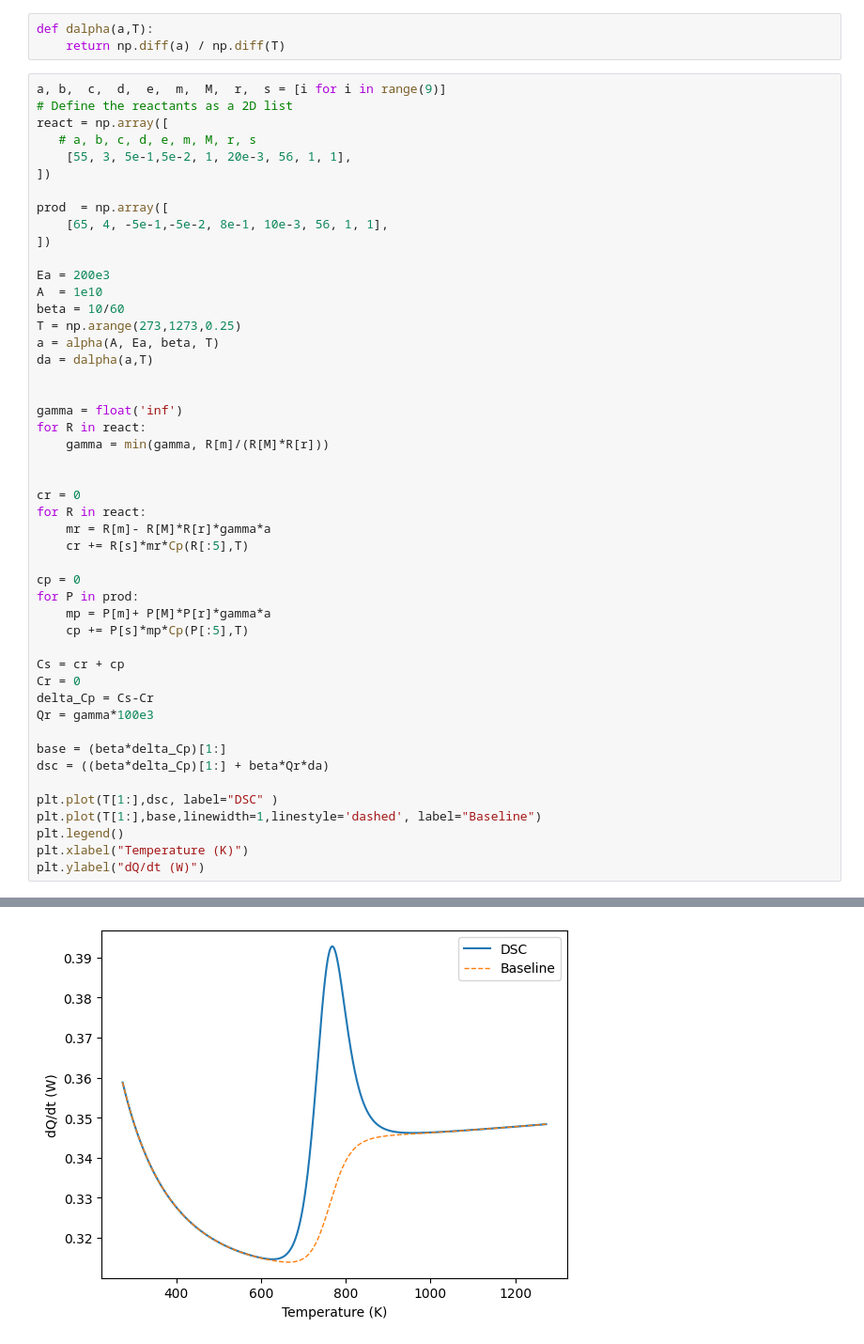
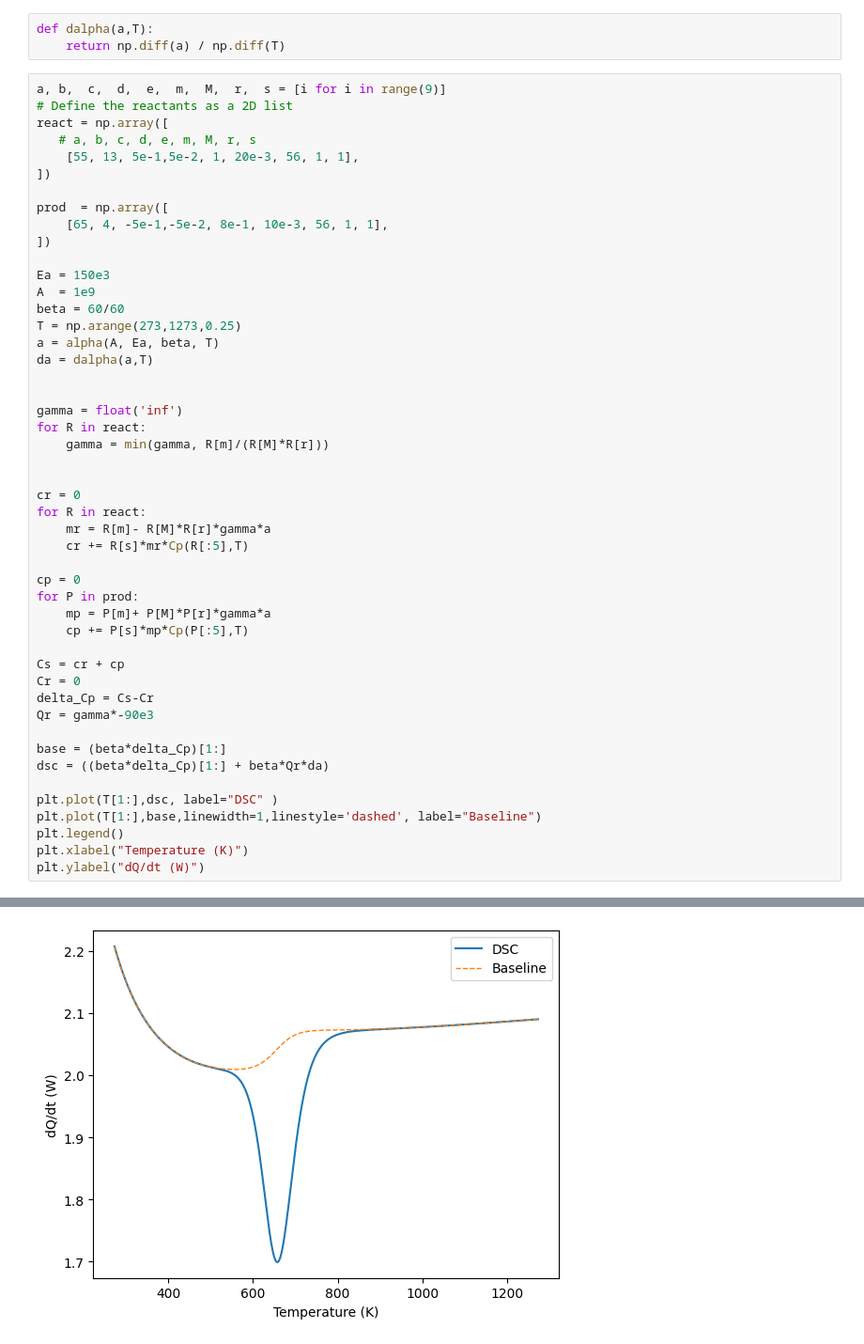
Before and after one commit to tanuj-chamil/pr2, a Jupyter notebook: main.ipynb, the cells around one changed output, grey strips where cells are left out. Shown at 94% size. Drawn from its saved outputs; the diff is of its cells as text.

Commit message:
added dsc figures

```diff
--- a/main.ipynb
+++ b/main.ipynb
@@ -206,16 +209,16 @@ a, b,  c,  d,  e,  m,  M,  r,  s = [i for i in range(9)]
 # Define the reactants as a 2D list
 react = np.array([
    # a, b, c, d, e, m, M, r, s
-    [55, 3, 5e-1,5e-2, 1, 20e-3, 56, 1, 1],
+    [55, 13, 5e-1,5e-2, 1, 20e-3, 56, 1, 1],
 ])
 
 prod  = np.array([
     [65, 4, -5e-1,-5e-2, 8e-1, 10e-3, 56, 1, 1],
 ])
 
-Ea = 200e3
-A  = 1e10
-beta = 10/60
+Ea = 150e3
+A  = 1e9
+beta = 60/60
 T = np.arange(273,1273,0.25)
 a = alpha(A, Ea, beta, T)
 da = dalpha(a,T)
@@ -223,32 +226,32 @@ da = dalpha(a,T)
 
 gamma = float('inf')
 for R in react:
     gamma = min(gamma, R[m]/(R[M]*R[r]))
 
 
 cr = 0
 for R in react:
     mr = R[m]- R[M]*R[r]*gamma*a
     cr += R[s]*mr*Cp(R[:5],T)
 
 cp = 0
 for P in prod:
     mp = P[m]+ P[M]*P[r]*gamma*a
     cp += P[s]*mp*Cp(P[:5],T)
 
 Cs = cr + cp
 Cr = 0
 delta_Cp = Cs-Cr
-Qr = gamma*100e3
+Qr = gamma*-90e3
 
 base = (beta*delta_Cp)[1:]
 dsc = ((beta*delta_Cp)[1:] + beta*Qr*da)
 
 plt.plot(T[1:],dsc, label="DSC" )
 plt.plot(T[1:],base,linewidth=1,linestyle='dashed', label="Baseline")
 plt.legend()
 plt.xlabel("Temperature (K)")
 plt.ylabel("dQ/dt (W)")
 # %% [output]
 Text(0, 0.5, 'dQ/dt (W)')
-[figure, old version]
+[figure, new version]
```
Also changed, not shown: parts of 2 cells of this notebook, 4 other files.
